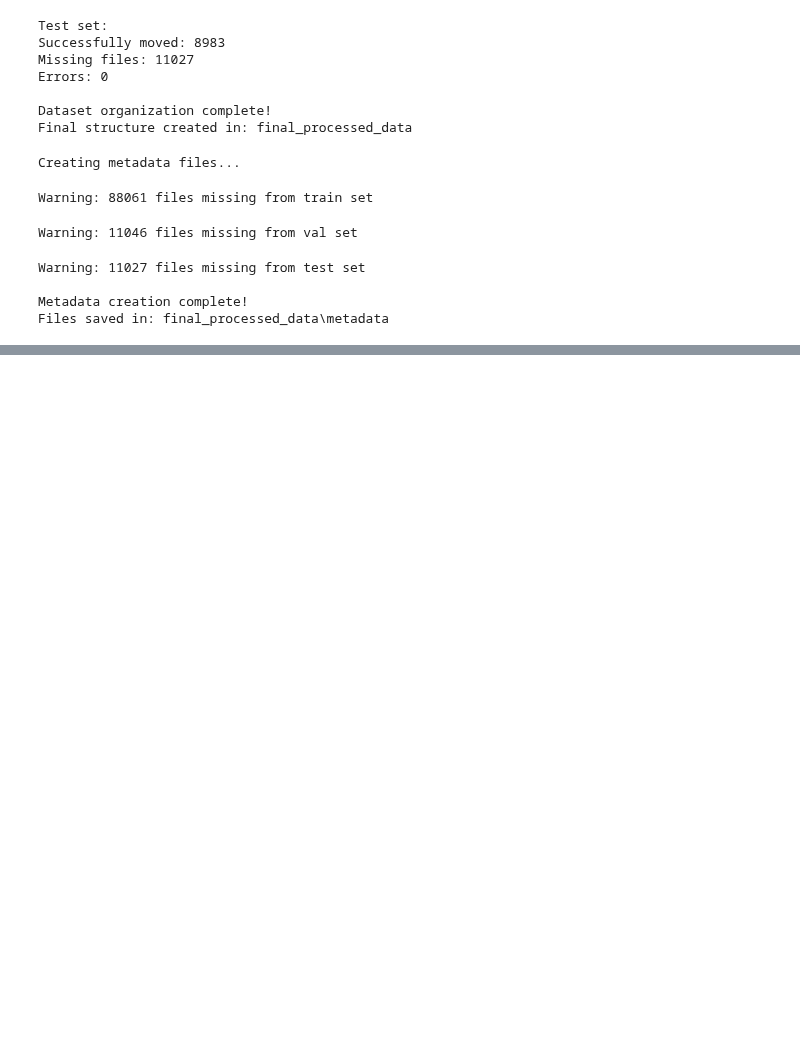
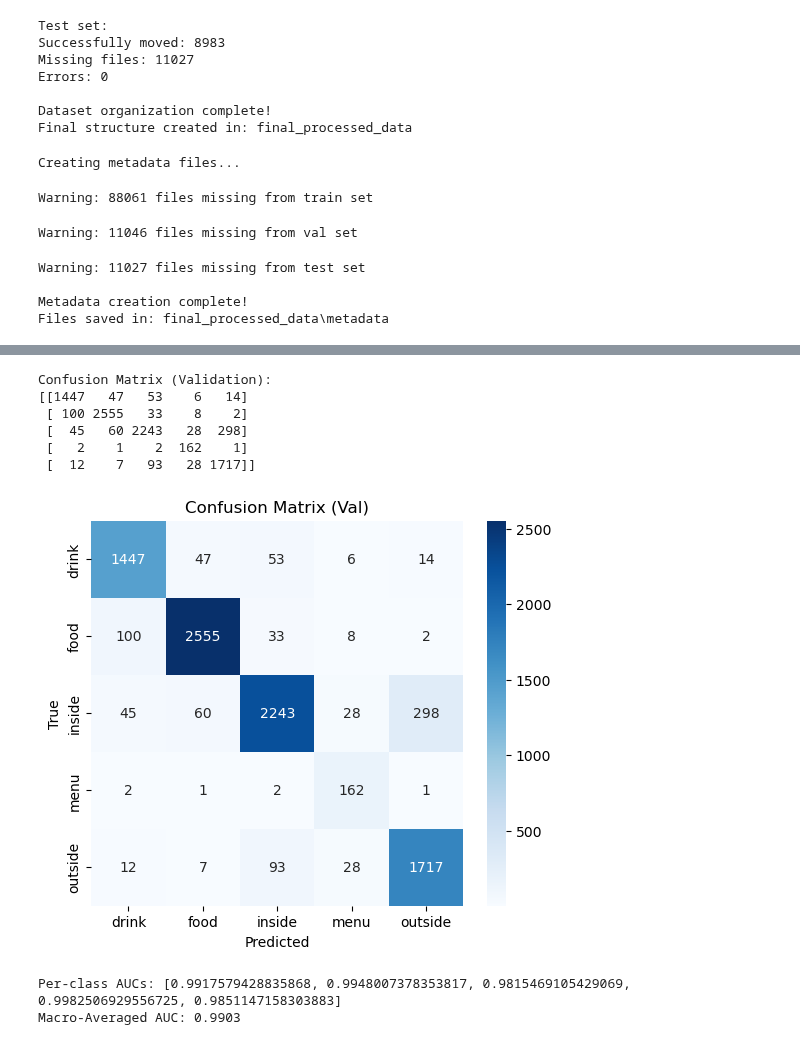
Before and after one commit to LCIT-AISC-T3-S25/Group3, a Jupyter notebook: AISC2008_CV Assignment 1.ipynb, the cells around one changed output, grey strips where cells are left out. Cells and saved outputs as stored; diff of their text form; code cells hidden in the pictures; blank space fills up the shorter version.

```diff
--- a/AISC2008_CV Assignment 1.ipynb
+++ b/AISC2008_CV Assignment 1.ipynb
@@ -711,0 +1074,53 @@ Files saved in: final_processed_data\metadata
+# %%
+# 13. Compute Confusion Matrix and Macro-Averaged AUC on Validation Set
+all_preds  = []
+all_labels = []
+all_probs  = []
+
+for (img_b, meta_b), label_b in val_ds:
+    preds = model.predict([img_b, meta_b], verbose=0)
+    all_probs.append(preds)
+    all_preds.append(np.argmax(preds, axis=1))
+    all_labels.append(np.argmax(label_b.numpy(), axis=1))
+
+all_preds  = np.concatenate(all_preds)
+all_labels = np.concatenate(all_labels)
+all_probs  = np.concatenate(all_probs)
+# %%
+# 13a) Confusion Matrix
+cm = confusion_matrix(all_labels, all_preds)
+print("Confusion Matrix (Validation):")
+print(cm)
+
+plt.figure(figsize=(6, 5))
+sns.heatmap(
+    cm,
+    annot=True,
+    fmt='d',
+    cmap='Blues',
+    xticklabels=class_names,
+    yticklabels=class_names
+)
+plt.xlabel('Predicted'); plt.ylabel('True'); plt.title('Confusion Matrix (Val)')
+plt.show()
+# %% [output]
+Confusion Matrix (Validation):
+[[1447   47   53    6   14]
+ [ 100 2555   33    8    2]
+ [  45   60 2243   28  298]
+ [   2    1    2  162    1]
+ [  12    7   93   28 1717]]
+[figure, added]
+# %%
+# 13b) Macro-Averaged AUC (One-vs-Rest)
+one_hot_labels = tf.keras.utils.to_categorical(all_labels, num_classes=num_classes)
+auc_scores = []
+for i in range(num_classes):
+    auc_i = roc_auc_score(one_hot_labels[:, i], all_probs[:, i])
+    auc_scores.append(auc_i)
+macro_auc = np.mean(auc_scores)
+print(f"Per-class AUCs: {auc_scores}")
+print(f"Macro-Averaged AUC: {macro_auc:.4f}")
+# %% [output]
+Per-class AUCs: [0.9917579428835868, 0.9948007378353817, 0.9815469105429069, 0.9982506929556725, 0.9851147158303883]
+Macro-Averaged AUC: 0.9903
```
Also changed, not shown: parts of 17 cells of this notebook.
